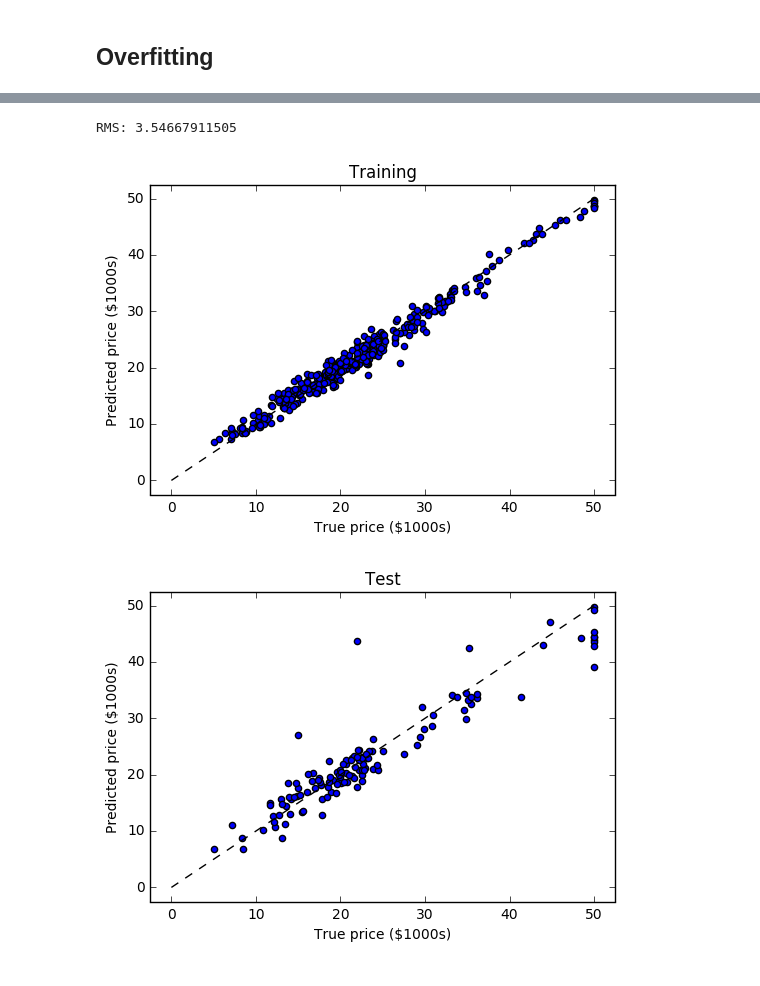
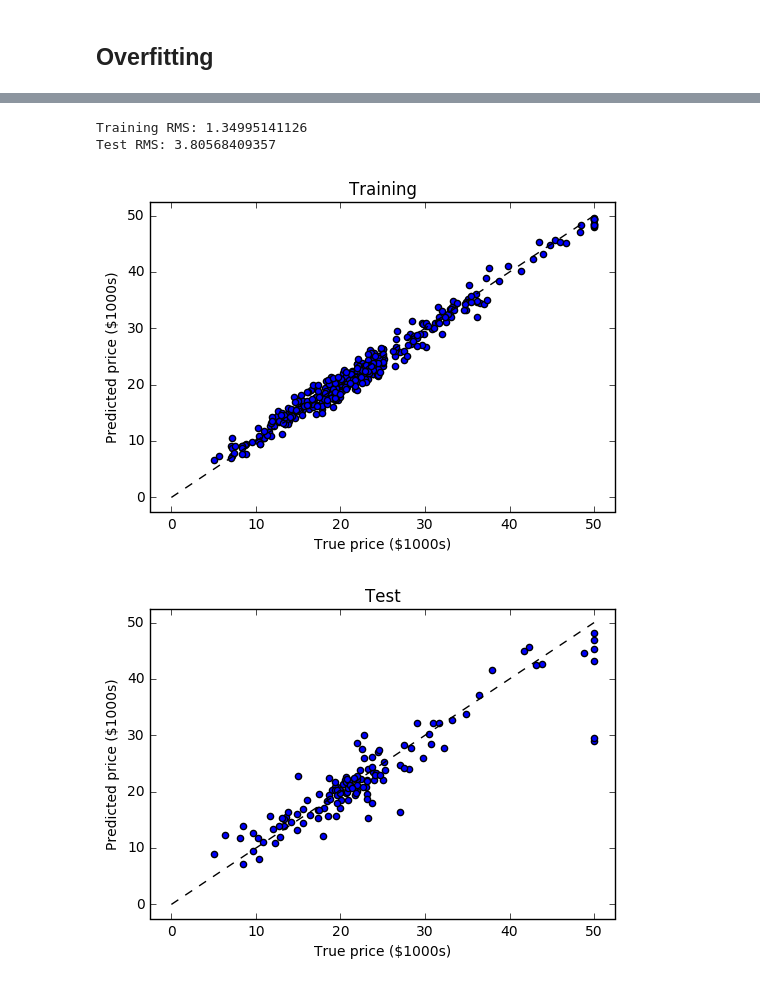
Before and after one commit to lesteve/notebooks, a Jupyter notebook: startup_weekend_demo.ipynb, the cells around one changed output, grey strips where cells are left out. Saved outputs shown, nothing was run; the diff lists cells and outputs as text; code cells hidden in the pictures.

```diff
--- a/startup_weekend_demo.ipynb
+++ b/startup_weekend_demo.ipynb
@@ -224,26 +224,31 @@ Test RMS: 4.82544110831
 # %%
 clf = GradientBoostingRegressor()
 clf.fit(X_train, y_train)
 
-predicted = clf.predict(X_test)
-expected = y_test
+predicted_train = clf.predict(X_train)
+expected_train = y_train
+
+predicted_test = clf.predict(X_test)
+expected_test = y_test
 
 plt.scatter(y_train, clf.predict(X_train))
 plt.plot([0, 50], [0, 50], '--k')
 plt.axis('tight')
 plt.xlabel('True price ($1000s)')
 plt.ylabel('Predicted price ($1000s)')
 plt.title('Training')
+print("Training RMS:", np.sqrt(np.mean((predicted_train - expected_train) ** 2)))
 
 plt.figure()
 plt.scatter(expected, predicted)
 plt.plot([0, 50], [0, 50], '--k')
 plt.axis('tight')
 plt.xlabel('True price ($1000s)')
 plt.ylabel('Predicted price ($1000s)')
 plt.title('Test')
-print("RMS:", np.sqrt(np.mean((predicted - expected) ** 2)))
+print("Test RMS:", np.sqrt(np.mean((predicted_test - expected_test) ** 2)))
 # %% [output]
-RMS: 3.54667911505
+Training RMS: 1.34995141126
+Test RMS: 3.80568409357
-[figure, old version]
+[figure, new version]
-[figure, old version]
+[figure, new version]
```
Also changed, not shown: parts of 4 cells of this notebook.
